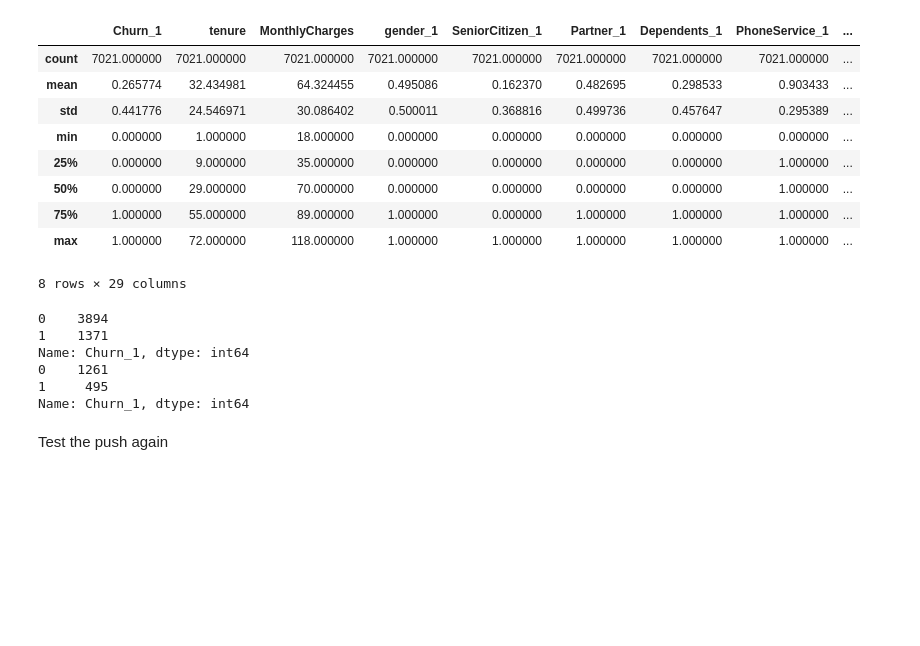
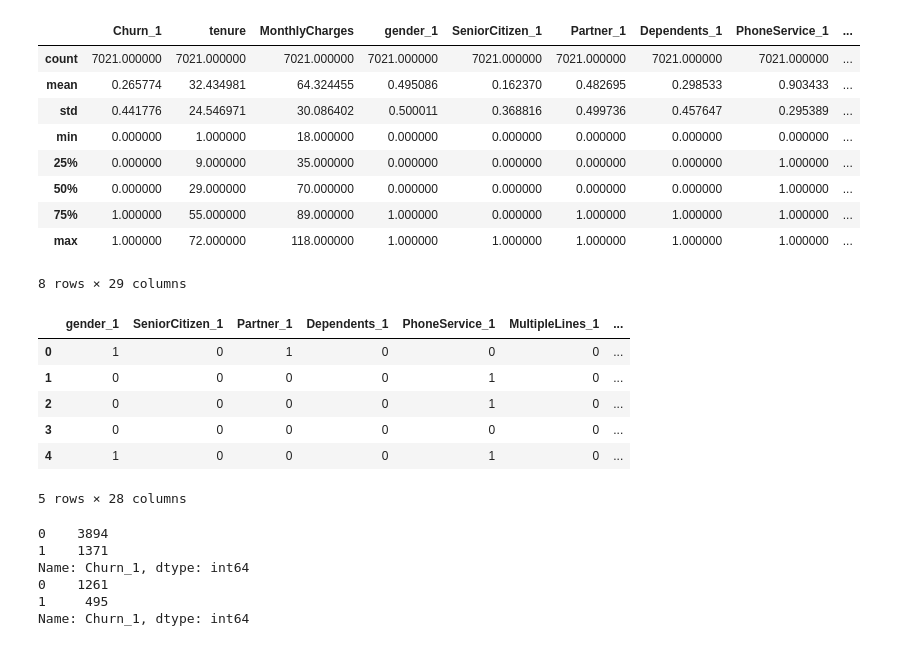
Before and after one commit to zachzazueta/telecom_churn_project, a Jupyter notebook: Notebook 1 - Cleaning and EDA.ipynb, the cells around one changed output. Drawn from its saved outputs; the diff is of its cells as text; code cells hidden in the pictures; blank space fills up the shorter version.

```diff
--- a/Notebook 1 - Cleaning and EDA.ipynb
+++ b/Notebook 1 - Cleaning and EDA.ipynb
@@ -355,30 +362,33 @@ from sklearn.preprocessing import StandardScaler
 # %%
-y = dd.Churn_1
-X = dd.drop('Churn_1', axis=1)
-
-X = X.reset_index()
-features = [i for i in X.columns]
-
 #Here I am using a Standard Scaler to scale the continuous varaibles in the data.
 #This will normalize some of the features that have a wider range (age) for those
 #with a lower range (drugchange)
-a = X[X.columns]
+a = X[X.columns[:3]]
 a = StandardScaler().fit_transform(a)
-b = pd.DataFrame(data=a, columns=features)
-X = X.drop(features, axis=1)
+b = pd.DataFrame(data=a, columns=features[:3])
+X = X.drop(features[:3], axis=1)
 X = X.merge(b, left_index=True, right_index=True)
-
-X_train, X_test, y_train, y_test = train_test_split(X, y, test_size=0.25, random_state=123)
-
-print(y_train.value_counts())
-
-print(y_test.value_counts())
+X = X.drop('index', axis=1)
-# %% [output]
-0    3894
-1    1371
-Name: Churn_1, dtype: int64
-0    1261
-1     495
-Name: Churn_1, dtype: int64
-# %% [markdown]
-Test the push again
+# %%
+X.head()
+# %% [output]
+|  | gender_1 | SeniorCitizen_1 | Partner_1 | Dependents_1 | PhoneService_1 | MultipleLines_1 | ... |
+| 0 | 1 | 0 | 1 | 0 | 0 | 0 | ... |
+| 1 | 0 | 0 | 0 | 0 | 1 | 0 | ... |
+| 2 | 0 | 0 | 0 | 0 | 1 | 0 | ... |
+| 3 | 0 | 0 | 0 | 0 | 0 | 0 | ... |
+| 4 | 1 | 0 | 0 | 0 | 1 | 0 | ... |
+5 rows × 28 columns
+# %%
+X_train, X_test, y_train, y_test = train_test_split(X, y, test_size=0.25, random_state=123)
+
+print(y_train.value_counts())
+
+print(y_test.value_counts())
+# %% [output]
+0    3894
+1    1371
+Name: Churn_1, dtype: int64
+0    1261
+1     495
+Name: Churn_1, dtype: int64
```
Also changed, not shown: parts of 13 cells of this notebook.
